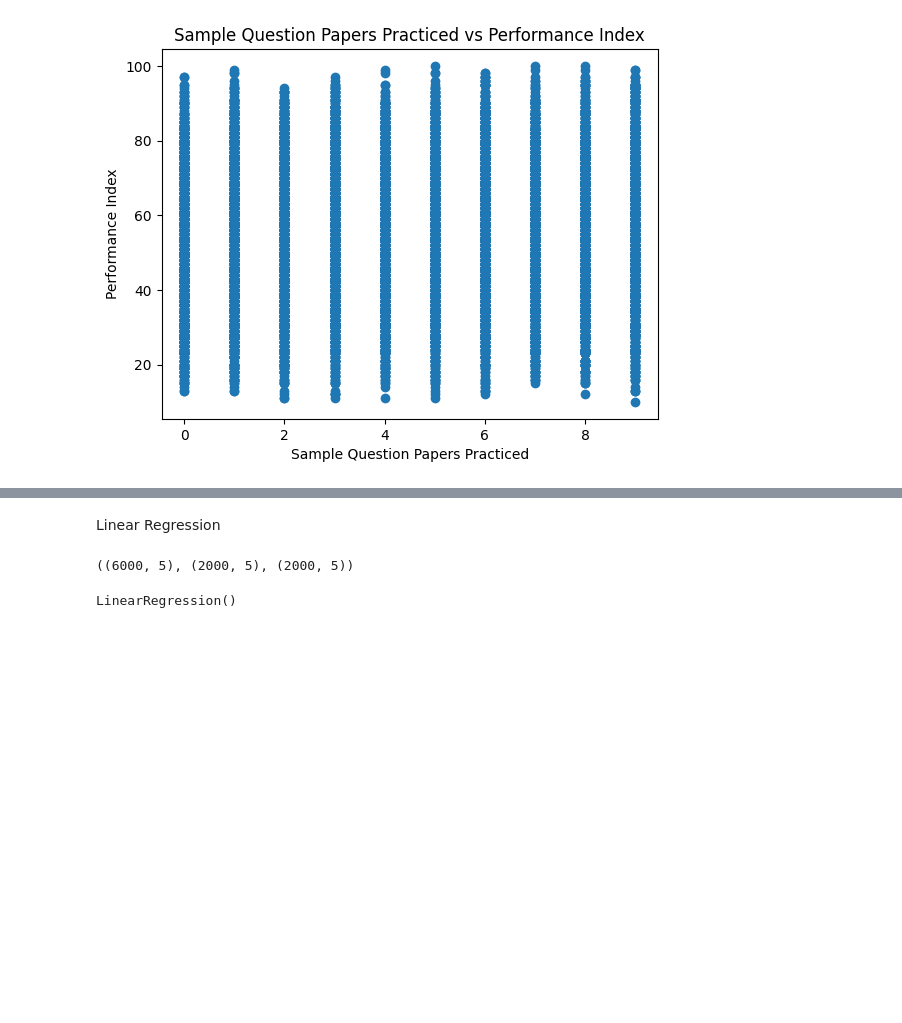
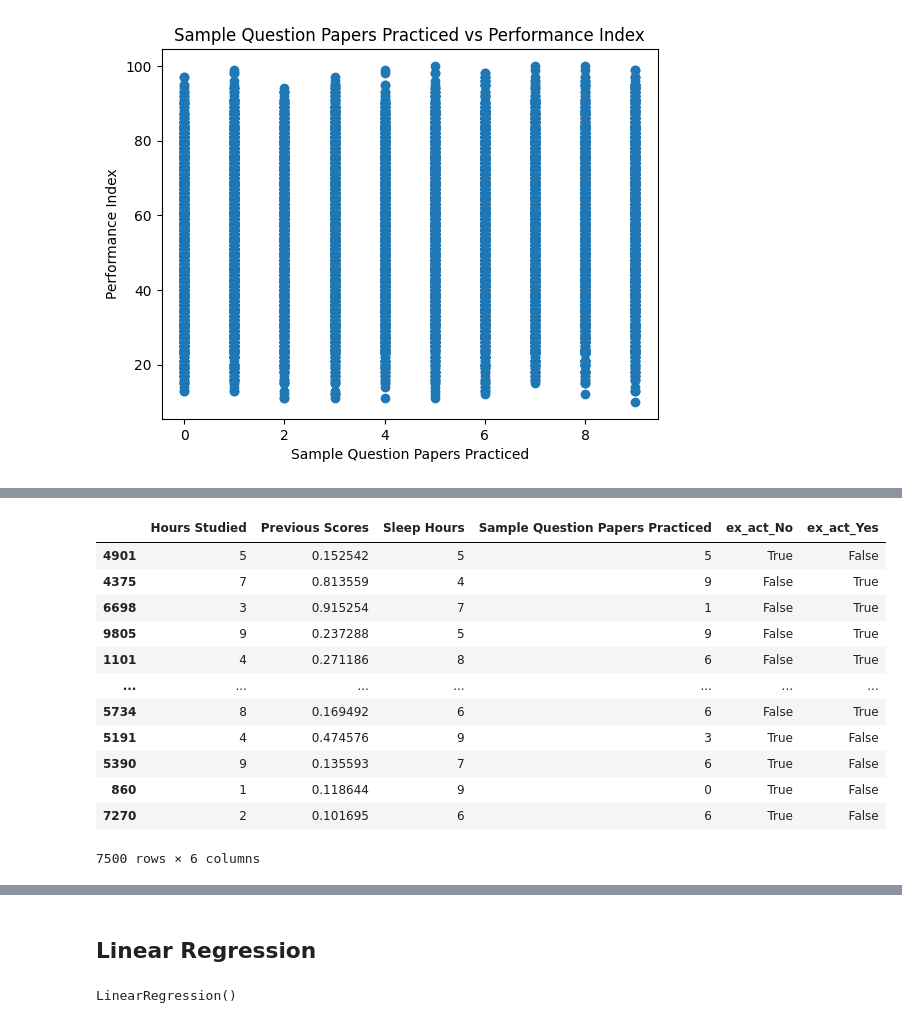
Before and after one commit to danieldamc/intro-data-science, a Jupyter notebook: Tarea 2/regresion.ipynb, the cells around one changed output, grey strips where cells are left out. Drawn from its saved outputs; the diff is of its cells as text; code cells hidden in the pictures; blank space fills up the shorter version.

```diff
--- a/Tarea 2/regresion.ipynb
+++ b/Tarea 2/regresion.ipynb
@@ -60,3 +96,26 @@ df.head()
+# %%
+from sklearn.preprocessing import StandardScaler, MinMaxScaler
+
+continous_columns = ['Previous Scores']
+mm = MinMaxScaler()
+X_train[continous_columns] = mm.fit_transform(X_train[continous_columns])
+X_test[continous_columns] = mm.transform(X_test[continous_columns])
+
+X_train
+# %% [output]
+|  | Hours Studied | Previous Scores | Sleep Hours | Sample Question Papers Practiced | ex_act_No | ex_act_Yes |
+| 4901 | 5 | 0.152542 | 5 | 5 | True | False |
+| 4375 | 7 | 0.813559 | 4 | 9 | False | True |
+| 6698 | 3 | 0.915254 | 7 | 1 | False | True |
+| 9805 | 9 | 0.237288 | 5 | 9 | False | True |
+| 1101 | 4 | 0.271186 | 8 | 6 | False | True |
+| ... | ... | ... | ... | ... | ... | ... |
+| 5734 | 8 | 0.169492 | 6 | 6 | False | True |
+| 5191 | 4 | 0.474576 | 9 | 3 | True | False |
+| 5390 | 9 | 0.135593 | 7 | 6 | True | False |
+| 860 | 1 | 0.118644 | 9 | 0 | True | False |
+| 7270 | 2 | 0.101695 | 6 | 6 | True | False |
+7500 rows × 6 columns
 # %%
 #Realizar la estandarización de datos correspondiente para que los datos tengan la misma escala.
 from sklearn.preprocessing import normalize
@@ -74,5 +133,3 @@ df_scaled.head()
 | 2 | 0.153449 | 0.978240 | 0.134268 | 0.038362 | 1 | ... |
 | 3 | 0.095208 | 0.990162 | 0.095208 | 0.038083 | 1 | ... |
 | 4 | 0.092209 | 0.987955 | 0.105382 | 0.065864 | 0 | ... |
-# %% [markdown]
-Linear Regression
@@ -90,5 +136,3 @@ X_test, X_validation, y_test, y_validation = train_test_split(X_test, y_test, te
-# %%
-X_train.shape, X_test.shape, X_validation.shape
-# %% [output]
-((6000, 5), (2000, 5), (2000, 5))
+# %% [markdown]
+## Linear Regression
 # %%
```
Also changed, not shown: parts of 15 cells of this notebook.
